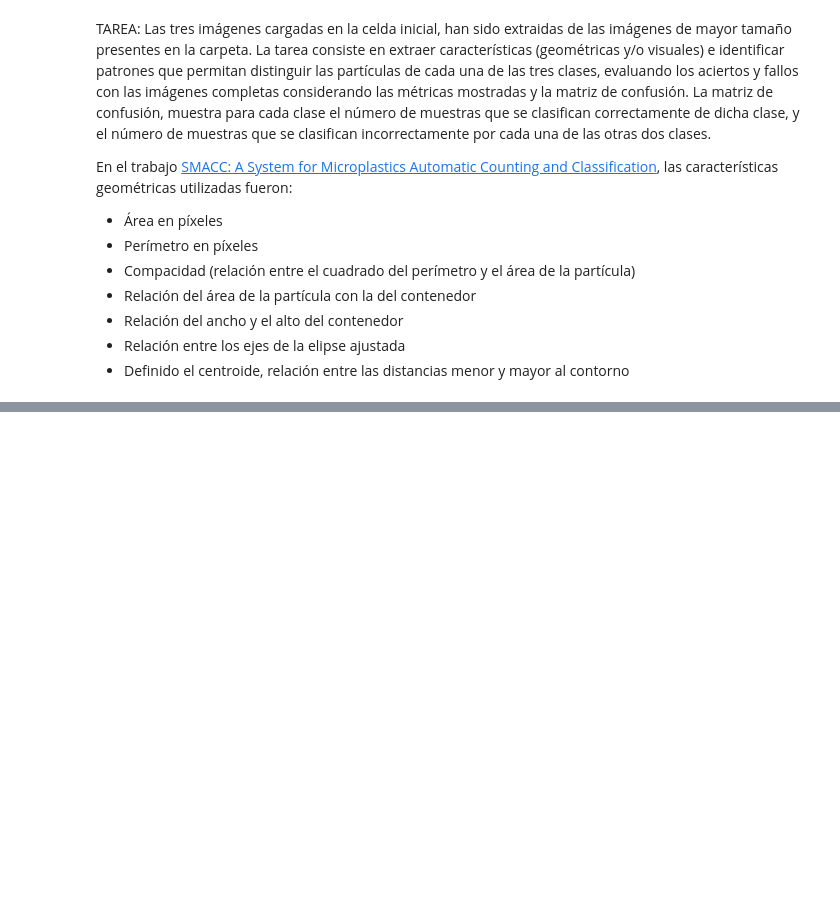
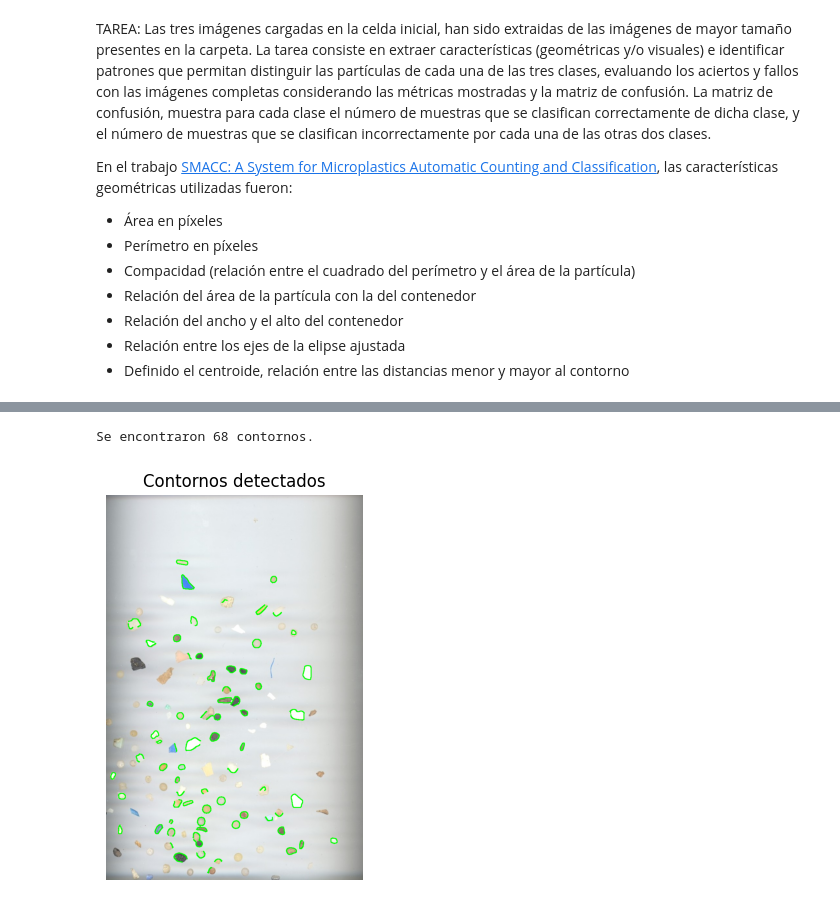
Before and after one commit to VisionPorComputador-G17/P3, a Jupyter notebook: VC_P3.ipynb, the cells around one changed output, grey strips where cells are left out. Drawn from its saved outputs; the diff is of its cells as text; code cells hidden in the pictures; blank space fills up the shorter version.

```diff
--- a/VC_P3.ipynb
+++ b/VC_P3.ipynb
@@ -154,0 +148,24 @@ plt.show()
+# %%
+# Operación de cierre morfológico para mejorar el cierre de los contornos
+kernel = np.ones((5, 5), np.uint8)
+bordes_cerrados = cv2.morphologyEx(bordes, cv2.MORPH_CLOSE, kernel)
+
+# Encontrar contornos en la imagen de bordes cerrados
+contornos, _ = cv2.findContours(bordes_cerrados, cv2.RETR_EXTERNAL, cv2.CHAIN_APPROX_SIMPLE)
+
+# Se muestran cuantos contornos han sido detectados
+print(f"Se encontraron {len(contornos)} contornos.")
+
+# Se dibujan los contornos cerrados detectados en la imagen original
+img_rgb = cv2.cvtColor(cv2.imread('MPS.jpg'), cv2.COLOR_BGR2RGB)
+cv2.drawContours(img_rgb, contornos, -1, (0, 255, 0), 2)
+
+# Mostrar imagen con contornos
+plt.figure(figsize=(10, 5))
+plt.axis("off")
+plt.imshow(img_rgb)
+plt.title('Contornos detectados')
+plt.show()
+# %% [output]
+Se encontraron 68 contornos.
+[figure, added]
```
Also changed, not shown: parts of 4 cells of this notebook.
